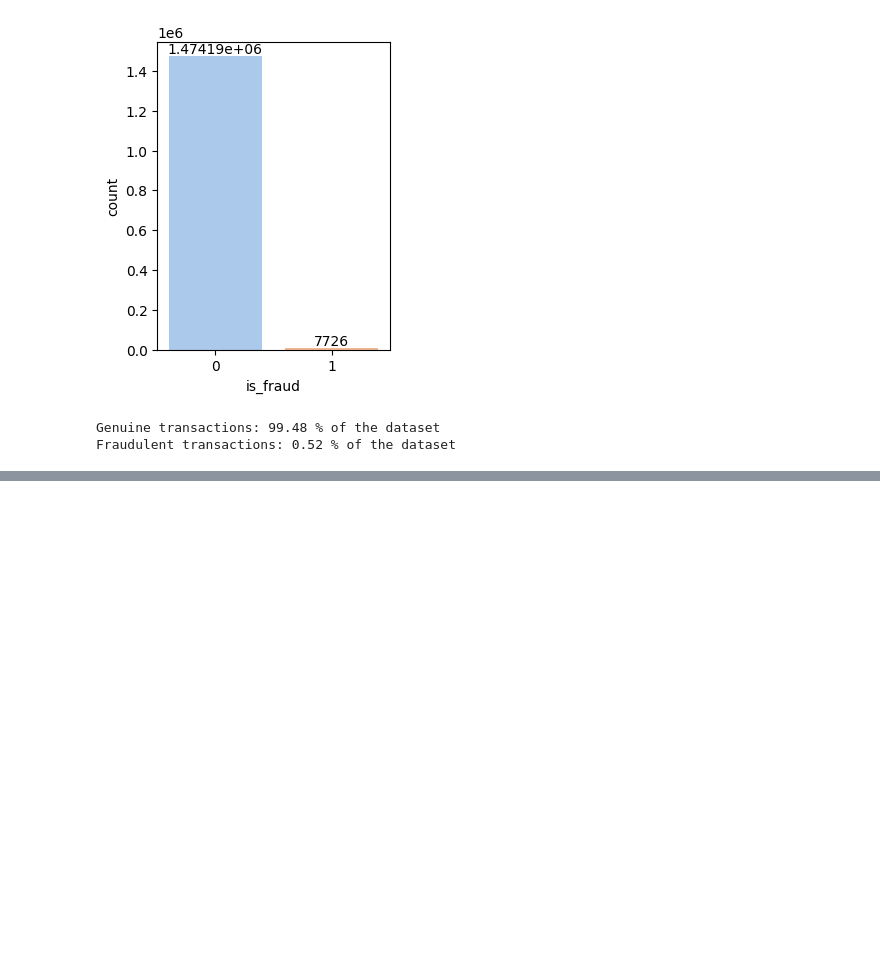
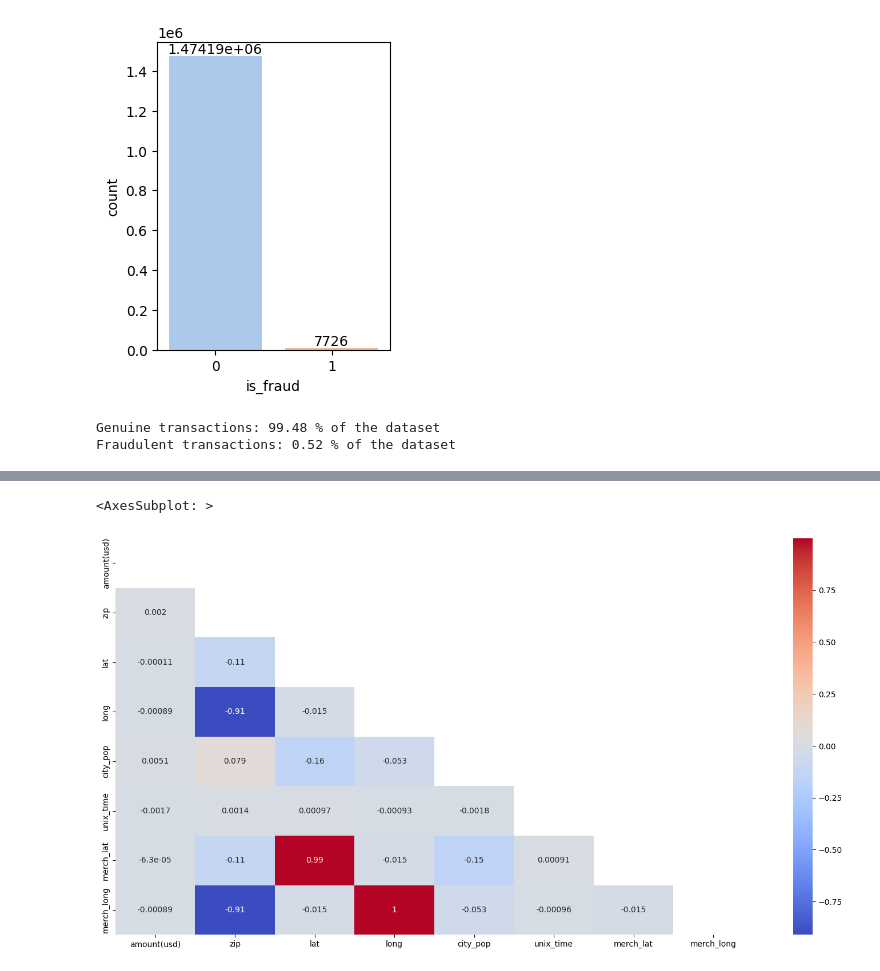
Before and after one commit to Alekla0126/Card_Fraud_Detection, a Jupyter notebook: Card_fraud.ipynb, the cells around one changed output, grey strips where cells are left out. Cells and saved outputs as stored; diff of their text form; code cells hidden in the pictures; blank space fills up the shorter version.

```diff
--- a/Card_fraud.ipynb
+++ b/Card_fraud.ipynb
@@ -149,0 +373,6 @@ Fraudulent transactions: 0.52 % of the dataset
+# %%
+%matplotlib inline
+fig = plt.figure(figsize = (18,9))
+mask = np.triu(np.ones_like(df_train.corr()))
+sns.heatmap(df_train.corr(), mask = mask, cmap = 'coolwarm', annot = True)
+# %% [output]
@@ -149,0 +383,2 @@ Fraudulent transactions: 0.52 % of the dataset
+<AxesSubplot: >
+[figure, added]
```
Also changed, not shown: parts of 16 cells of this notebook.
